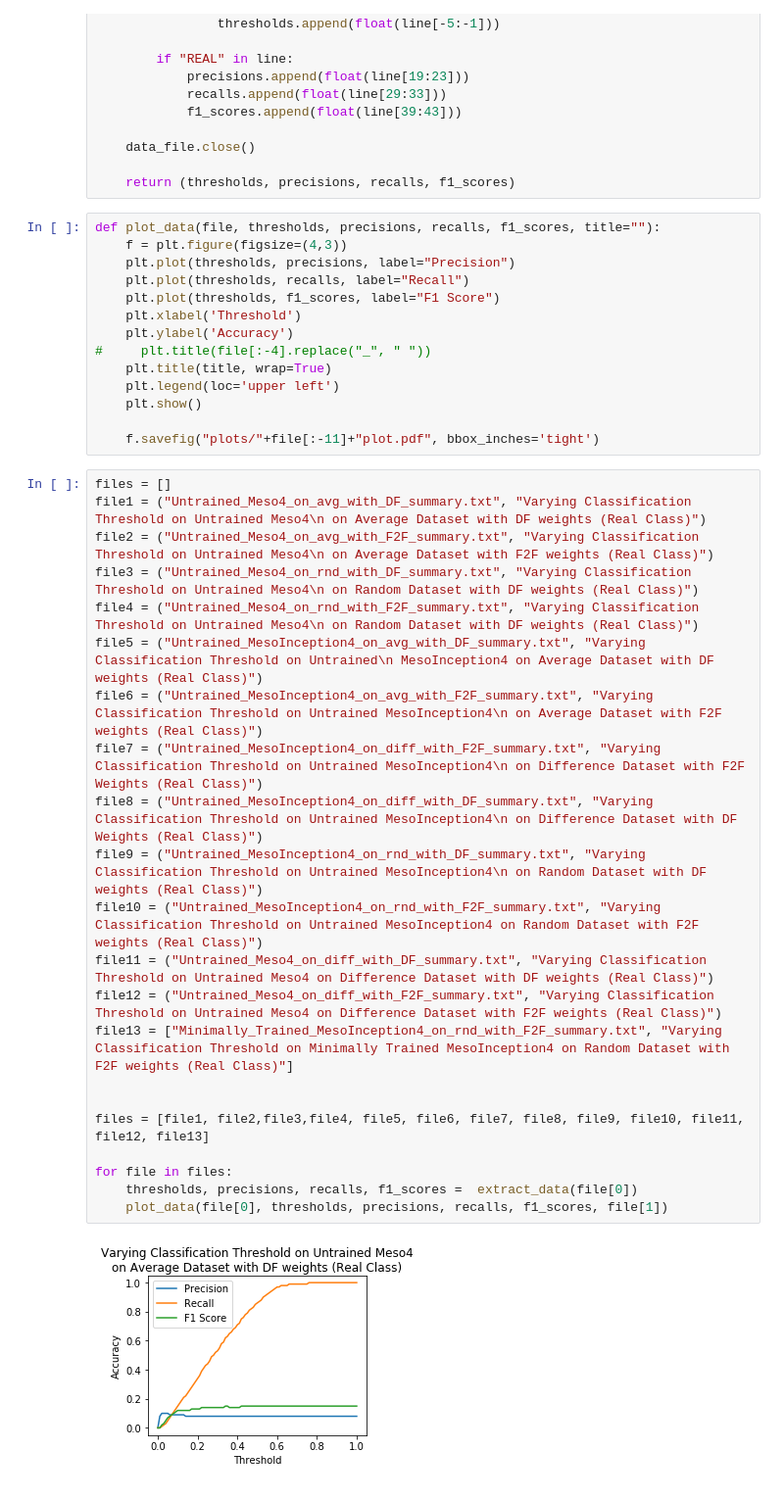
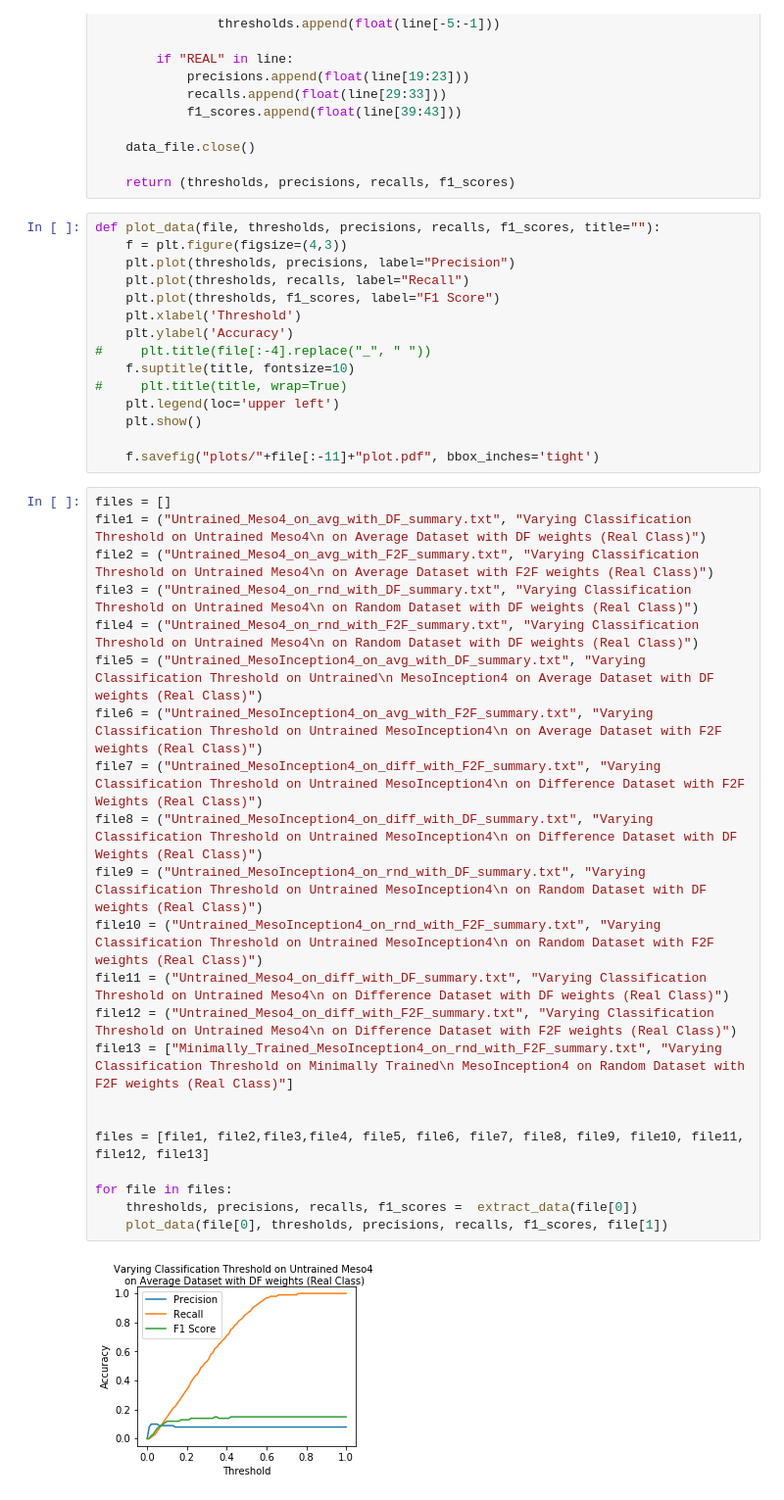
Before and after one commit to Sakib56/MLP-AutoDeepfakeDetection, a Jupyter notebook: Results/Plotting Data.ipynb, the cells around one changed output. Shown: that part at 98% size. Saved outputs shown, nothing was run; the diff lists cells and outputs as text.

Commit message:
cleaner titles on plot, wrap underneath

```diff
--- a/Results/Plotting Data.ipynb
+++ b/Results/Plotting Data.ipynb
@@ -52,7 +52,8 @@ def plot_data(file, thresholds, precisions, recalls, f1_scores, title=""):
     plt.xlabel('Threshold')
     plt.ylabel('Accuracy')
 #     plt.title(file[:-4].replace("_", " "))
-    plt.title(title, wrap=True)
+    f.suptitle(title, fontsize=10)
+#     plt.title(title, wrap=True)
     plt.legend(loc='upper left')
     plt.show()
 
@@ -60,24 +61,24 @@ def plot_data(file, thresholds, precisions, recalls, f1_scores, title=""):
 # %%
 files = []
 file1 = ("Untrained_Meso4_on_avg_with_DF_summary.txt", "Varying Classification Threshold on Untrained Meso4\n on Average Dataset with DF weights (Real Class)")
 file2 = ("Untrained_Meso4_on_avg_with_F2F_summary.txt", "Varying Classification Threshold on Untrained Meso4\n on Average Dataset with F2F weights (Real Class)")
 file3 = ("Untrained_Meso4_on_rnd_with_DF_summary.txt", "Varying Classification Threshold on Untrained Meso4\n on Random Dataset with DF weights (Real Class)")
 file4 = ("Untrained_Meso4_on_rnd_with_F2F_summary.txt", "Varying Classification Threshold on Untrained Meso4\n on Random Dataset with DF weights (Real Class)")
 file5 = ("Untrained_MesoInception4_on_avg_with_DF_summary.txt", "Varying Classification Threshold on Untrained\n MesoInception4 on Average Dataset with DF weights (Real Class)")
 file6 = ("Untrained_MesoInception4_on_avg_with_F2F_summary.txt", "Varying Classification Threshold on Untrained MesoInception4\n on Average Dataset with F2F weights (Real Class)")
 file7 = ("Untrained_MesoInception4_on_diff_with_F2F_summary.txt", "Varying Classification Threshold on Untrained MesoInception4\n on Difference Dataset with F2F Weights (Real Class)")
 file8 = ("Untrained_MesoInception4_on_diff_with_DF_summary.txt", "Varying Classification Threshold on Untrained MesoInception4\n on Difference Dataset with DF Weights (Real Class)")
 file9 = ("Untrained_MesoInception4_on_rnd_with_DF_summary.txt", "Varying Classification Threshold on Untrained MesoInception4\n on Random Dataset with DF weights (Real Class)")
-file10 = ("Untrained_MesoInception4_on_rnd_with_F2F_summary.txt", "Varying Classification Threshold on Untrained MesoInception4 on Random Dataset with F2F weights (Real Class)")
-file11 = ("Untrained_Meso4_on_diff_with_DF_summary.txt", "Varying Classification Threshold on Untrained Meso4 on Difference Dataset with DF weights (Real Class)")
-file12 = ("Untrained_Meso4_on_diff_with_F2F_summary.txt", "Varying Classification Threshold on Untrained Meso4 on Difference Dataset with F2F weights (Real Class)")
-file13 = ["Minimally_Trained_MesoInception4_on_rnd_with_F2F_summary.txt", "Varying Classification Threshold on Minimally Trained MesoInception4 on Random Dataset with F2F weights (Real Class)"]
+file10 = ("Untrained_MesoInception4_on_rnd_with_F2F_summary.txt", "Varying Classification Threshold on Untrained MesoInception4\n on Random Dataset with F2F weights (Real Class)")
+file11 = ("Untrained_Meso4_on_diff_with_DF_summary.txt", "Varying Classification Threshold on Untrained Meso4\n on Difference Dataset with DF weights (Real Class)")
+file12 = ("Untrained_Meso4_on_diff_with_F2F_summary.txt", "Varying Classification Threshold on Untrained Meso4\n on Difference Dataset with F2F weights (Real Class)")
+file13 = ["Minimally_Trained_MesoInception4_on_rnd_with_F2F_summary.txt", "Varying Classification Threshold on Minimally Trained\n MesoInception4 on Random Dataset with F2F weights (Real Class)"]
 
 
 files = [file1, file2,file3,file4, file5, file6, file7, file8, file9, file10, file11, file12, file13]
 
 for file in files:
     thresholds, precisions, recalls, f1_scores =  extract_data(file[0])
     plot_data(file[0], thresholds, precisions, recalls, f1_scores, file[1])
 # %% [output]
-[figure, old version]
+[figure, new version]
```
Also changed, not shown: parts of 1 cell of this notebook, 13 other files.
